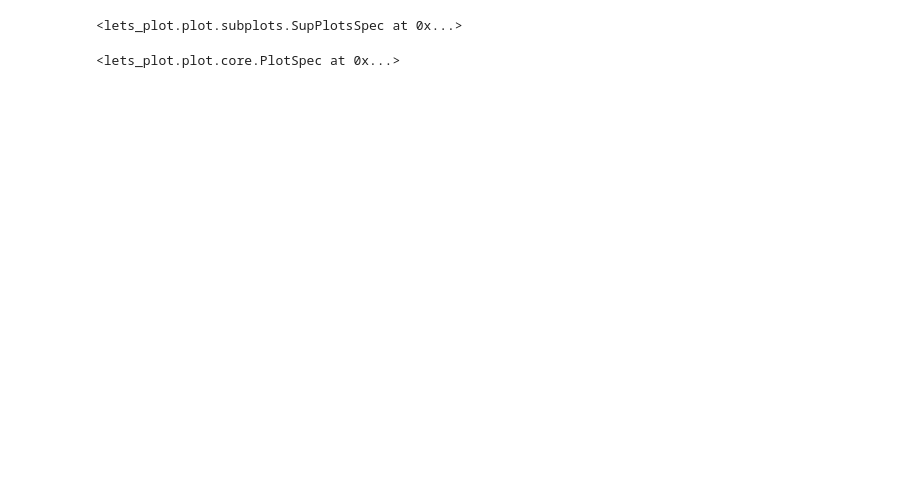
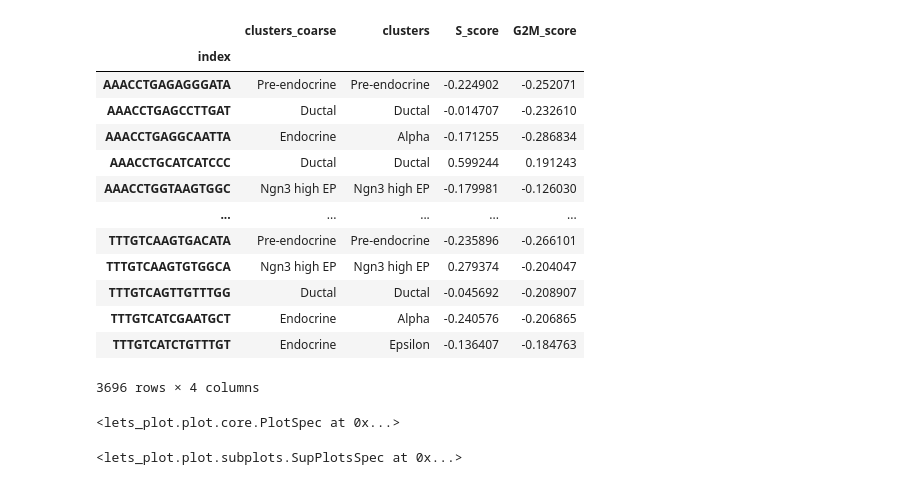
Before and after one commit to datavil/cellestial, a Jupyter notebook: notebooks/features/heatmap.ipynb, the cells around one changed output. Saved outputs shown, nothing was run; the diff lists cells and outputs as text; code cells hidden in the pictures; blank space fills up the shorter version.

```diff
--- a/notebooks/features/heatmap.ipynb
+++ b/notebooks/features/heatmap.ipynb
@@ -99,0 +22,20 @@ frame = frame.sort("S_score")
+# %%
+import scvelo as scv
+
+data = scv.datasets.pancreas()
+data.obs
+# %% [output]
+|  | clusters_coarse | clusters | S_score | G2M_score |
+| index |  |  |  |  |
+| AAACCTGAGAGGGATA | Pre-endocrine | Pre-endocrine | -0.224902 | -0.252071 |
+| AAACCTGAGCCTTGAT | Ductal | Ductal | -0.014707 | -0.232610 |
+| AAACCTGAGGCAATTA | Endocrine | Alpha | -0.171255 | -0.286834 |
+| AAACCTGCATCATCCC | Ductal | Ductal | 0.599244 | 0.191243 |
+| AAACCTGGTAAGTGGC | Ngn3 high EP | Ngn3 high EP | -0.179981 | -0.126030 |
+| ... | ... | ... | ... | ... |
+| TTTGTCAAGTGACATA | Pre-endocrine | Pre-endocrine | -0.235896 | -0.266101 |
+| TTTGTCAAGTGTGGCA | Ngn3 high EP | Ngn3 high EP | 0.279374 | -0.204047 |
+| TTTGTCAGTTGTTTGG | Ductal | Ductal | -0.045692 | -0.208907 |
+| TTTGTCATCGAATGCT | Endocrine | Alpha | -0.240576 | -0.206865 |
+| TTTGTCATCTGTTTGT | Endocrine | Epsilon | -0.136407 | -0.184763 |
+3696 rows × 4 columns
@@ -100,22 +44,39 @@ frame = frame.sort("S_score")
+# %%
+from lets_plot import *
+
+(
+    ggplot(frame)
+    + geom_tile(aes(x="barcode", y="clusters", fill="S_score"), color=None, size=0, width=2)
+    + ggsize(800, 600)
+    + ggtb()
+    + scale_fill_gradient(low=cl.TEAL, high=cl.CHERRY)
+    + theme(
+        panel_grid=element_blank(),
+        axis_text_x=element_blank(),
+        axis_title=element_blank(),  # customize all text
+        text=element_text(color="#1f1f1f", family="Arial"),
+        # customize all titles (includes legend)
+        title=element_text(color="#1f1f1f", family="Arial"),
+        # customize legend text
+        legend_text=element_text(color="#1f1f1f", size=11, face="plain"),
+        # customize legend columns
+    )
+)
+# %% [output]
+<lets_plot.plot.core.PlotSpec at 0x...>
 # %%
 cl.show_colors()
 # %% [output]
 <lets_plot.plot.subplots.SupPlotsSpec at 0x...>
 # %%
-(
-    ggplot(frame)
-    + geom_tile(aes(x='index', y='clusters', fill='S_score'),color=None,size=0, width=2)
-    + ggsize(800,600)
-    + ggtb()
-    + scale_fill_gradient(low=cl.SNOW,high=cl.CHERRY)
-    + theme(panel_grid=element_blank(), axis_text_x=element_blank(),axis_title=element_blank(),        # customize all text
-        text=element_text(color="#1f1f1f", family="Arial"),
-        # customize all titles (includes legend)
-        title=element_text(color="#1f1f1f", family="Arial"),
-        # customize legend text
-        legend_text=element_text(color="#1f1f1f", size=11, face="plain"),
-        # customize legend columns
-        )
+_THEME_HEATMAP = theme(
+    panel_grid=element_blank(),
+    axis_text_x=element_blank(),
+    axis_title=element_blank(),
+    # customize all text
+    text=element_text(color="#1f1f1f", family="Arial"),
+    # customize all titles (includes legend)
+    title=element_text(color="#1f1f1f", family="Arial"),
+    # customize legend text
+    legend_text=element_text(color="#1f1f1f", size=11, face="plain"),
 )
-# %% [output]
-<lets_plot.plot.core.PlotSpec at 0x...>
```
Also changed, not shown: parts of 20 cells of this notebook, 10 other files.
